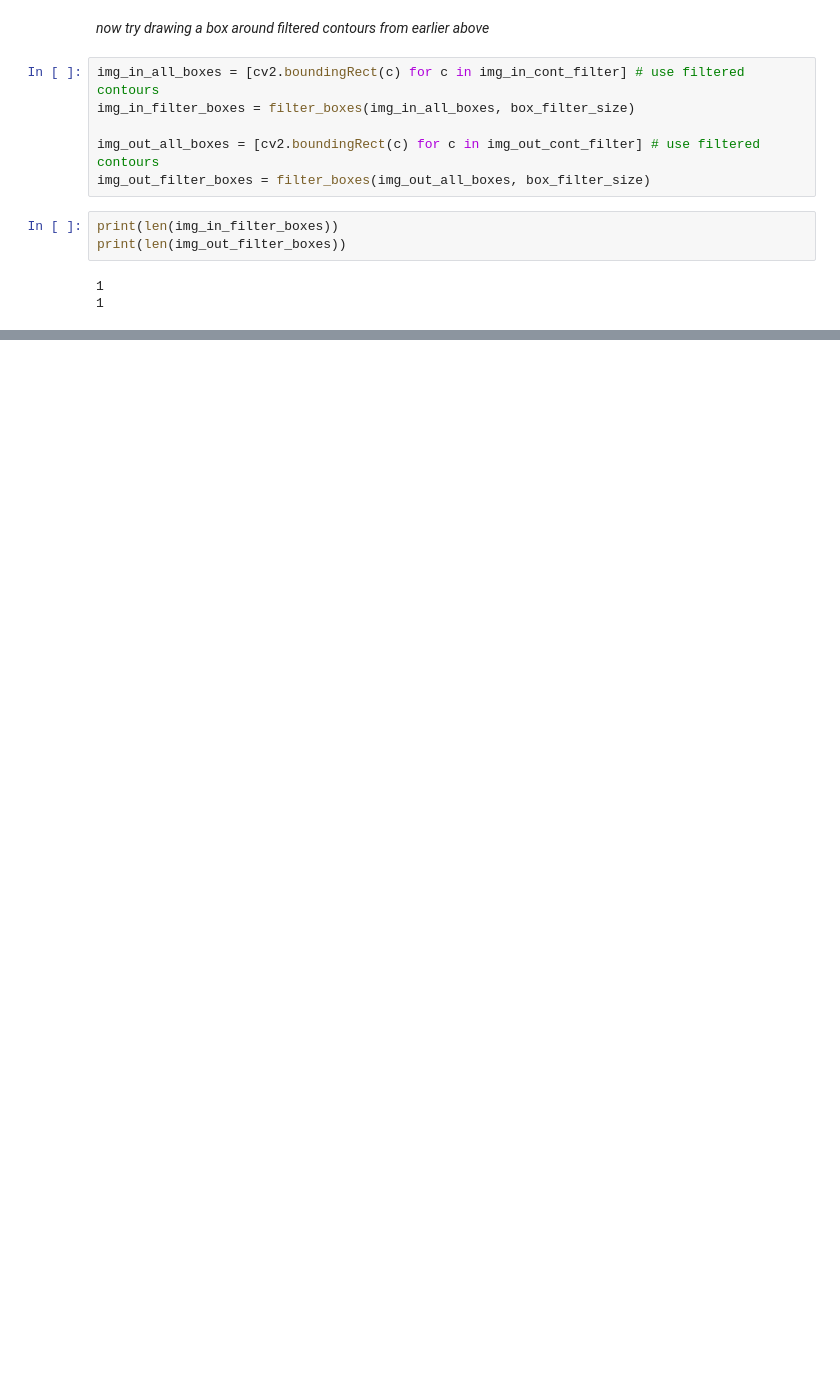
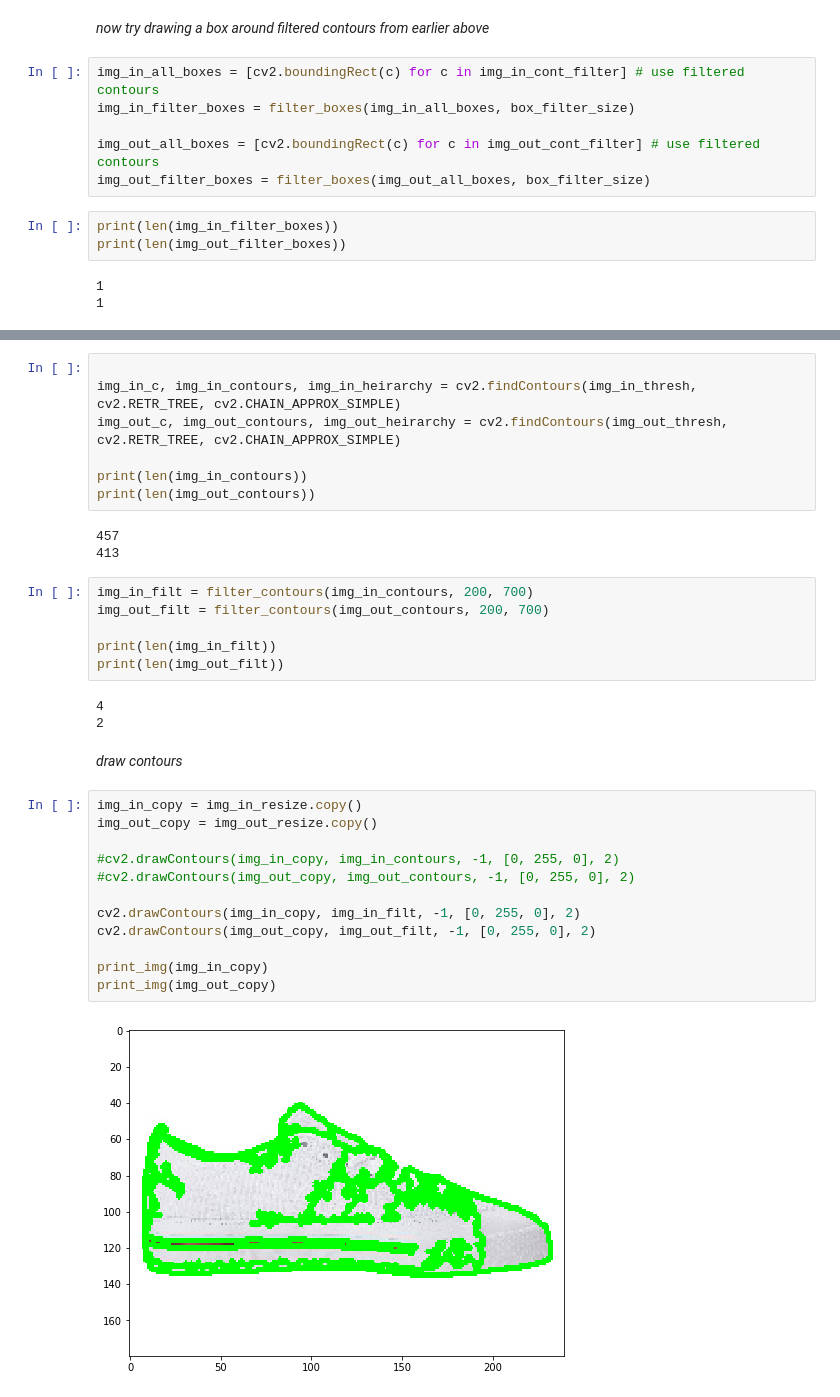
Before and after one commit to luoken/Shoe-detector, a Jupyter notebook: jupyter/preprocess.ipynb, the cells around one changed output, grey strips where cells are left out. Saved outputs shown, nothing was run; the diff lists cells and outputs as text; blank space fills up the shorter version.

```diff
--- a/jupyter/preprocess.ipynb
+++ b/jupyter/preprocess.ipynb
@@ -175,0 +224,35 @@ print(len(img_out_filter_boxes))
+# %%
+
+img_in_c, img_in_contours, img_in_heirarchy = cv2.findContours(img_in_thresh, cv2.RETR_TREE, cv2.CHAIN_APPROX_SIMPLE)
+img_out_c, img_out_contours, img_out_heirarchy = cv2.findContours(img_out_thresh, cv2.RETR_TREE, cv2.CHAIN_APPROX_SIMPLE)
+
+print(len(img_in_contours))
+print(len(img_out_contours))
+# %% [output]
+457
+413
+# %%
+img_in_filt = filter_contours(img_in_contours, 200, 700)
+img_out_filt = filter_contours(img_out_contours, 200, 700)
+
+print(len(img_in_filt))
+print(len(img_out_filt))
+# %% [output]
+4
+2
+# %% [markdown]
+*draw contours*
+# %%
+img_in_copy = img_in_resize.copy()
+img_out_copy = img_out_resize.copy()
+
+#cv2.drawContours(img_in_copy, img_in_contours, -1, [0, 255, 0], 2)
+#cv2.drawContours(img_out_copy, img_out_contours, -1, [0, 255, 0], 2)
+
+cv2.drawContours(img_in_copy, img_in_filt, -1, [0, 255, 0], 2)
+cv2.drawContours(img_out_copy, img_out_filt, -1, [0, 255, 0], 2)
+
+print_img(img_in_copy)
+print_img(img_out_copy)
+# %% [output]
+[figure, added]
```
Also changed, not shown: parts of 26 cells of this notebook.
